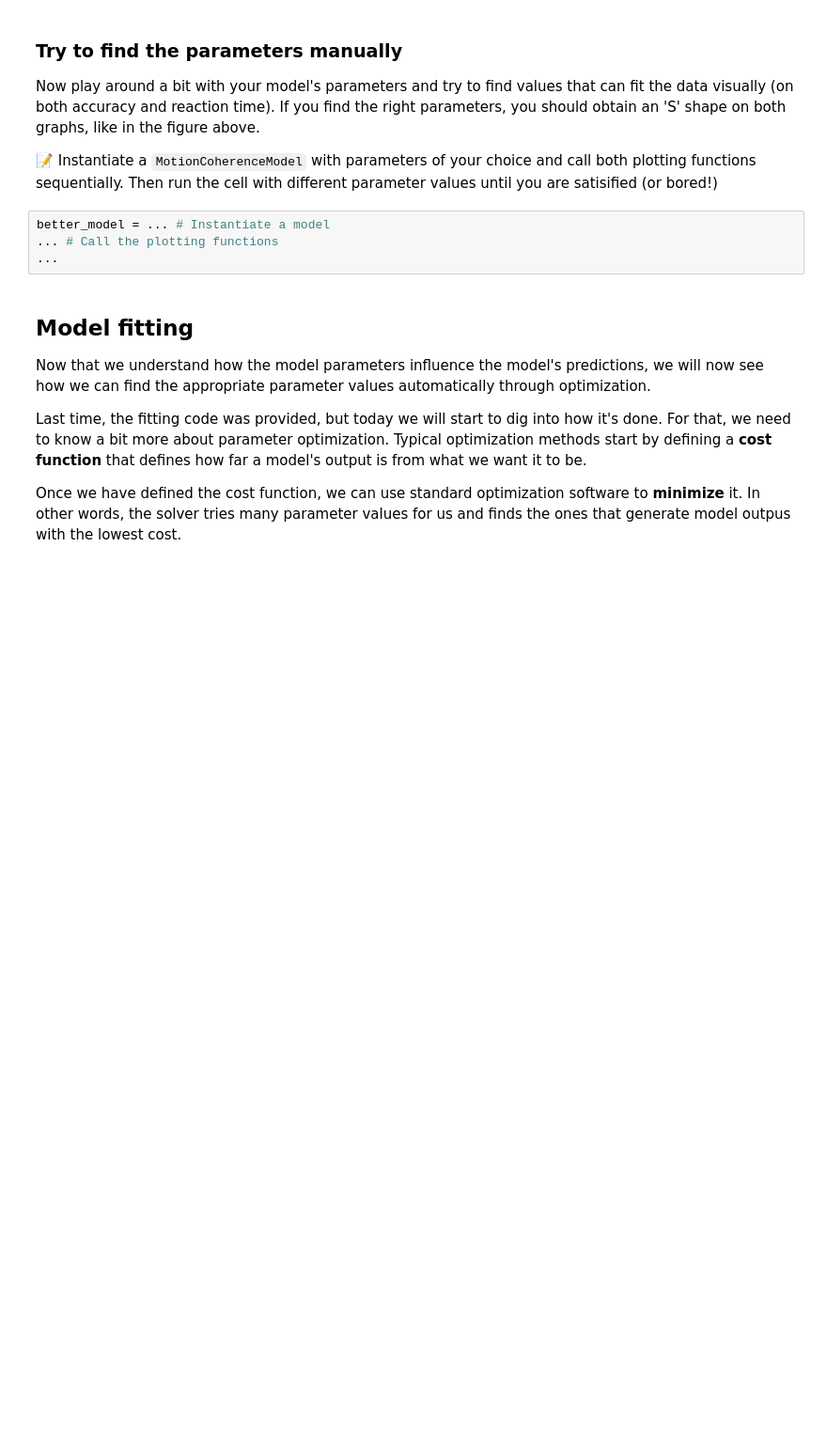
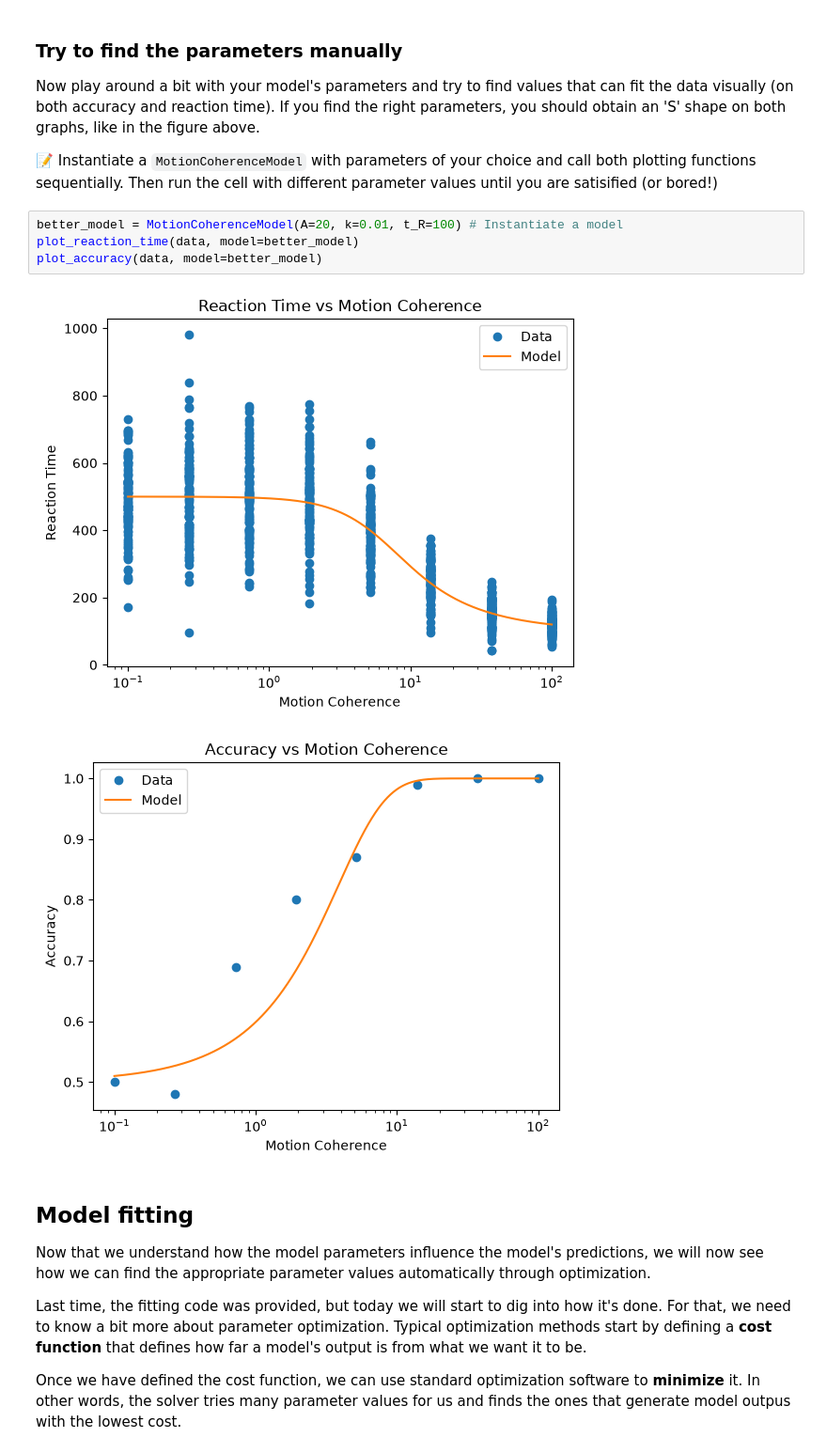
Before and after one commit to easiryne/cognitive-modeling-lab, a Jupyter notebook: TD_2/td2_notebook.ipynb, the cells around one changed output. Shown at 94% size. Saved outputs shown, nothing was run; the diff lists cells and outputs as text; blank space fills up the shorter version.

```diff
--- a/TD_2/td2_notebook.ipynb
+++ b/TD_2/td2_notebook.ipynb
@@ -161,9 +224,12 @@ Now play around a bit with your model's parameters and try to find values that c
 
 📝 Instantiate a `MotionCoherenceModel` with parameters of your choice and call both plotting functions sequentially. Then run the cell with different parameter values until you are satisified (or bored!)
 # %%
-better_model = ... # Instantiate a model
-... # Call the plotting functions
-...
+better_model = MotionCoherenceModel(A=20, k=0.01, t_R=100) # Instantiate a model
+plot_reaction_time(data, model=better_model)
+plot_accuracy(data, model=better_model)
+# %% [output]
+[figure, added]
+[figure, added]
 # %% [markdown]
 ## Model fitting
 Now that we understand how the model parameters influence the model's predictions, we will now see how we can find the appropriate parameter values automatically through optimization.
```
Also changed, not shown: parts of 8 cells of this notebook, 1 other file.
